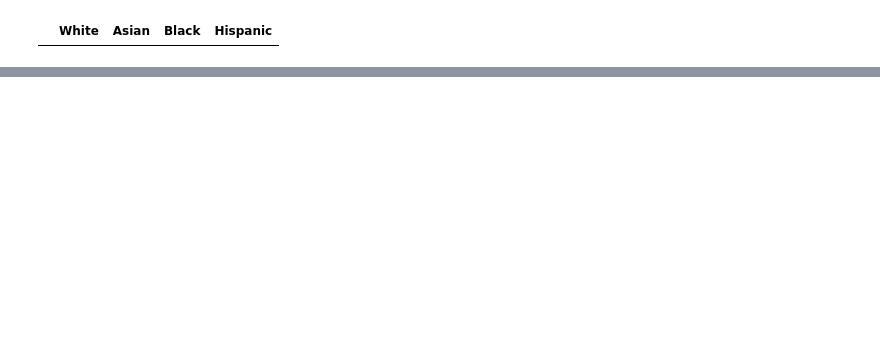
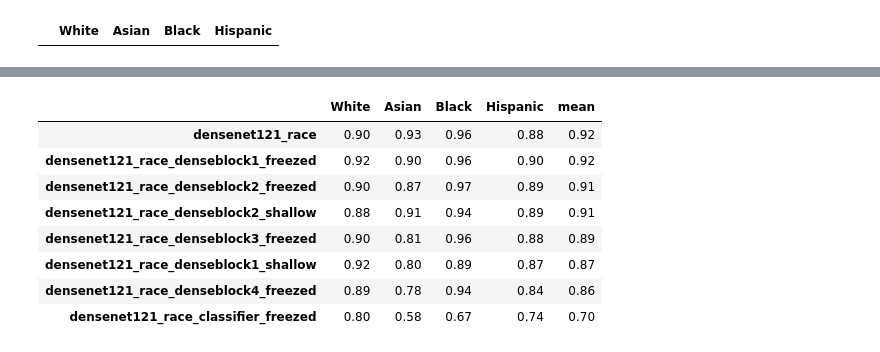
Before and after one commit to SharonPeled/racial-effect-in-radiographs-interpretation, a Jupyter notebook: evaluation.ipynb, the cells around one changed output, grey strips where cells are left out. Cells and saved outputs as stored; diff of their text form; code cells hidden in the pictures; blank space fills up the shorter version.

```diff
--- a/evaluation.ipynb
+++ b/evaluation.ipynb
@@ -135,7 +135,7 @@ df_res_race
 # %% [output]
 |  | White | Asian | Black | Hispanic |
 # %%
-for model_version, model_path in zip(model_versions, race_trained_models):
+for model_version, model_path in zip(race_model_versions, race_trained_models):
     model = densenet121()
 
     if "shallow" in model_version:
@@ -160,6 +160,7 @@ for model_version, model_path in zip(model_versions, race_trained_models):
             nn.Dropout(p=0.1),
             nn.Linear(in_features=num_features, out_features=Configs.NUM_RACE_CLASSES, bias=True))
     model.eval()
+    model = to_gpu(model)
     model, results, _, _ = shared_utils.load_statedict(model, model_path, Configs)
     labels, outputs = shared_utils.get_metric_tensors(model, race_valid_dataloader, Configs,
                                                       apply_on_outputs=lambda x: torch.softmax(x, dim=1),
@@ -167,5 +168,5 @@ for model_version, model_path in zip(model_versions, race_trained_models):
     auc_scores = shared_utils.auc_score(labels, outputs, per_class=True)
     df_res_race.loc[model_version] = auc_scores
 
-df_res_disease
+df_res_race
 # %% [output]
@@ -181,0 +190,16 @@ RuntimeError: Error(s) in loading state_dict for Sequential:
+# %%
+df_res_race["mean"] = df_res_race.mean(axis=1)
+df_res_race.sort_values(by="mean", ascending=False, inplace=True)
+df_res_race = df_res_race.round(2)
+# %%
+df_res_race
+# %% [output]
+|  | White | Asian | Black | Hispanic | mean |
+| densenet121_race | 0.90 | 0.93 | 0.96 | 0.88 | 0.92 |
+| densenet121_race_denseblock1_freezed | 0.92 | 0.90 | 0.96 | 0.90 | 0.92 |
+| densenet121_race_denseblock2_freezed | 0.90 | 0.87 | 0.97 | 0.89 | 0.91 |
+| densenet121_race_denseblock2_shallow | 0.88 | 0.91 | 0.94 | 0.89 | 0.91 |
+| densenet121_race_denseblock3_freezed | 0.90 | 0.81 | 0.96 | 0.88 | 0.89 |
+| densenet121_race_denseblock1_shallow | 0.92 | 0.80 | 0.89 | 0.87 | 0.87 |
+| densenet121_race_denseblock4_freezed | 0.89 | 0.78 | 0.94 | 0.84 | 0.86 |
+| densenet121_race_classifier_freezed | 0.80 | 0.58 | 0.67 | 0.74 | 0.70 |
```
Also changed, not shown: parts of 14 cells of this notebook.
